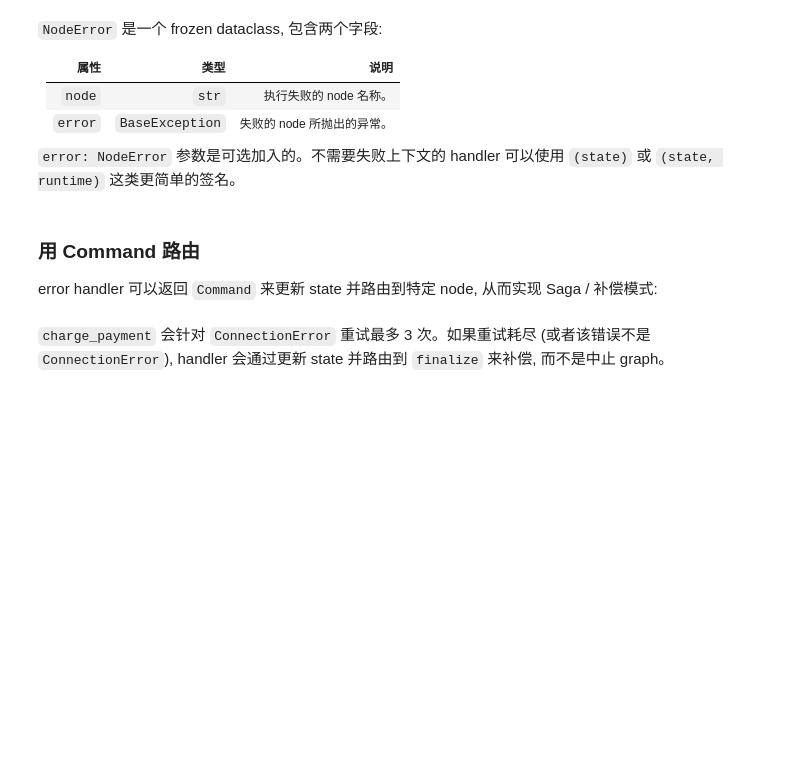
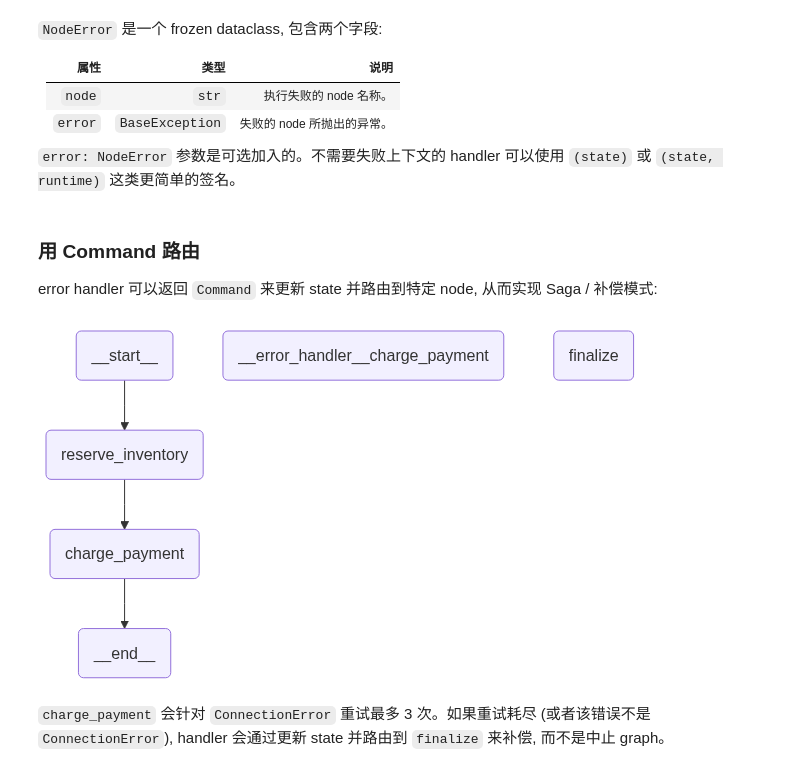
Before and after one commit to Ashitaka-Laputa-IV/docs, a Jupyter notebook: src/oss/langgraph/ipynbs/fault-tolerance.ipynb, the cells around one changed output. Cells and saved outputs as stored; diff of their text form; code cells hidden in the pictures; blank space fills up the shorter version.

```diff
--- a/src/oss/langgraph/ipynbs/fault-tolerance.ipynb
+++ b/src/oss/langgraph/ipynbs/fault-tolerance.ipynb
@@ -377,33 +389,37 @@ def reserve_inventory(state: State) -> State:
 
 def charge_payment(state: State) -> State:
     raise RuntimeError("payment timeout")
 
 
 def payment_error_handler(state: State, error: NodeError) -> Command:
     return Command(
         update={"status": f"compensated_after_{error.node}: {error.error}"},
         goto="finalize",
     )
 
 
 def finalize(state: State) -> State:
     return state
 
 
 graph = (
     StateGraph(State)
     .add_node("reserve_inventory", reserve_inventory)
     .add_node(
         "charge_payment",
         charge_payment,
         retry_policy=RetryPolicy(max_attempts=3, retry_on=ConnectionError),
         error_handler=payment_error_handler,
     )
     .add_node("finalize", finalize)
     .add_edge(START, "reserve_inventory")
     .add_edge("reserve_inventory", "charge_payment")
     .compile()
 )
+
+show_graph(graph)
+# %% [output]
+[figure, added]
 # %% [markdown]
 `charge_payment` 会针对 `ConnectionError` 重试最多 3 次。如果重试耗尽 (或者该错误不是 `ConnectionError`), handler 会通过更新 state 并路由到 `finalize` 来补偿, 而不是中止 graph。
 # %% [markdown]
```
Also changed, not shown: parts of 4 cells of this notebook.
